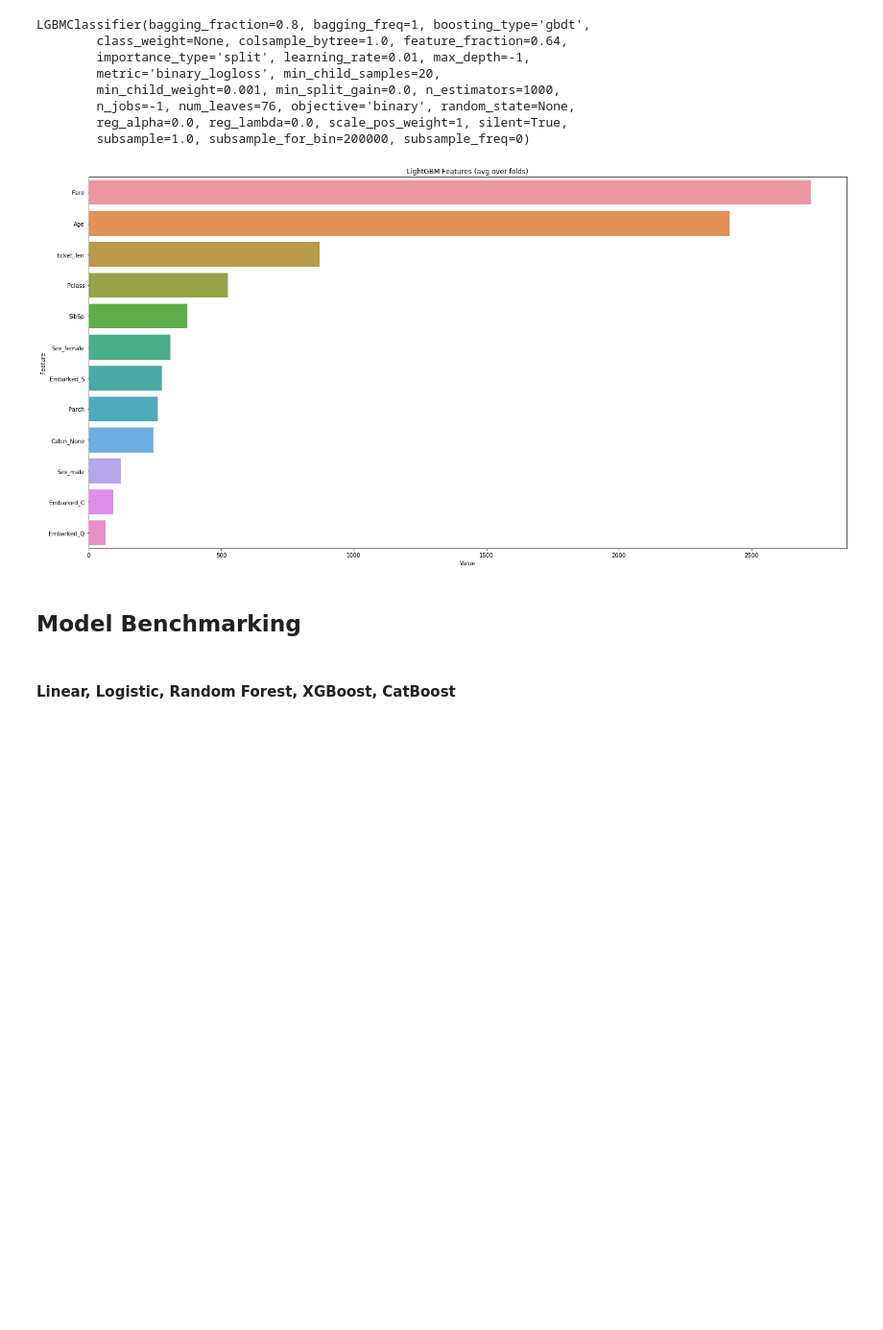
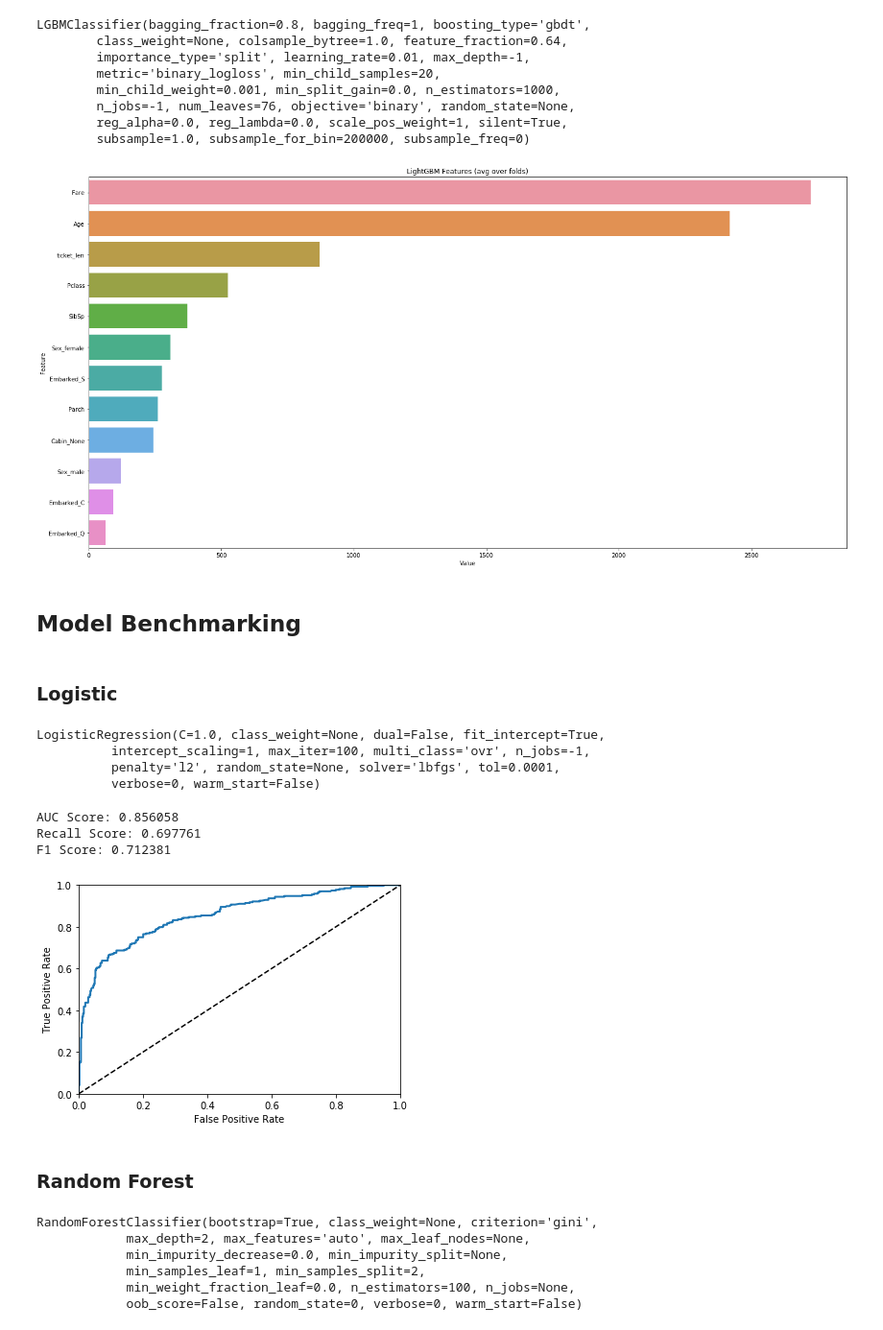
Before and after one commit to imfaridz/machine-learning-learn, a Jupyter notebook: titanic/Classifier.ipynb, the cells around one changed output. Shown at 96% size. Cells and saved outputs as stored; diff of their text form; code cells hidden in the pictures; blank space fills up the shorter version.

```diff
--- a/titanic/Classifier.ipynb
+++ b/titanic/Classifier.ipynb
@@ -150,7 +157,40 @@ plt.show()
 [figure]
 # %%
 top_feats = feature_imp.loc[feature_imp['Value'] > 0].Feature.values.tolist()
+# %%
+X_train, X_valid, y_train, y_valid = train_test_split(features[top_feats], train['Survived'], test_size=0.2, random_state=42)
 # %% [markdown]
 ## Model Benchmarking
+# %%
+def plot_roc_curve(fpr, tpr, label=None):
+    plt.plot(fpr, tpr, linewidth=2, label=label)
+    plt.plot([0, 1], [0, 1], 'k--')
+    plt.axis([0, 1, 0, 1])
+    plt.xlabel('False Positive Rate')
+    plt.ylabel('True Positive Rate')
+# %% [markdown]
+### Logistic
+# %%
+lr = LogisticRegression(solver='lbfgs',
+                       multi_class = 'ovr',
+                       n_jobs = -1)
+lr.fit(X_train, y_train)
+# %% [output]
+LogisticRegression(C=1.0, class_weight=None, dual=False, fit_intercept=True,
+          intercept_scaling=1, max_iter=100, multi_class='ovr', n_jobs=-1,
+          penalty='l2', random_state=None, solver='lbfgs', tol=0.0001,
+          verbose=0, warm_start=False)
+# %%
+print("AUC Score: %f" % metrics.roc_auc_score(y_train, lr.predict_proba(X_train)[:,1]))
+print("Recall Score: %f" %metrics.recall_score(y_train, lr.predict(X_train)))
+print("F1 Score: %f" % metrics.f1_score(y_train, lr.predict(X_train)))
+fpr, tpr, thresholds = roc_curve(y_train, lr.predict_proba(X_train)[:,1])
+plot_roc_curve(fpr, tpr)
+plt.show()
+# %% [output]
+AUC Score: 0.856058
+Recall Score: 0.697761
+F1 Score: 0.712381
+[figure, added]
 # %% [markdown]
-#### Linear, Logistic, Random Forest, XGBoost, CatBoost
+### Random Forest
@@ -156,0 +199,9 @@ top_feats = feature_imp.loc[feature_imp['Value'] > 0].Feature.values.tolist()
+# %%
+rfc.fit(X_train, y_train)
+# %% [output]
+RandomForestClassifier(bootstrap=True, class_weight=None, criterion='gini',
+            max_depth=2, max_features='auto', max_leaf_nodes=None,
+            min_impurity_decrease=0.0, min_impurity_split=None,
+            min_samples_leaf=1, min_samples_split=2,
+            min_weight_fraction_leaf=0.0, n_estimators=100, n_jobs=None,
+            oob_score=False, random_state=0, verbose=0, warm_start=False)
```
Also changed, not shown: parts of 12 cells of this notebook.
